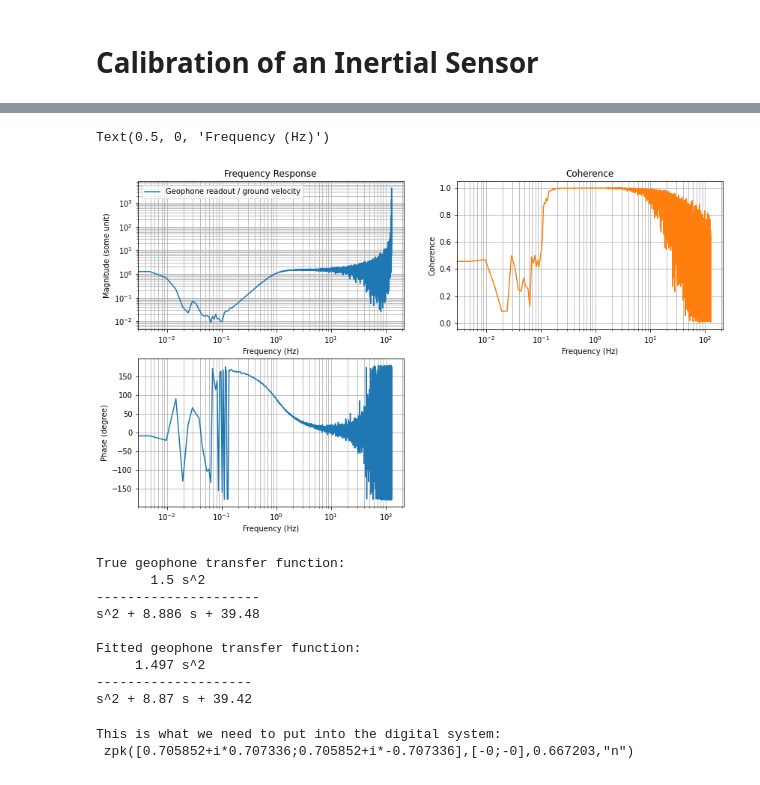
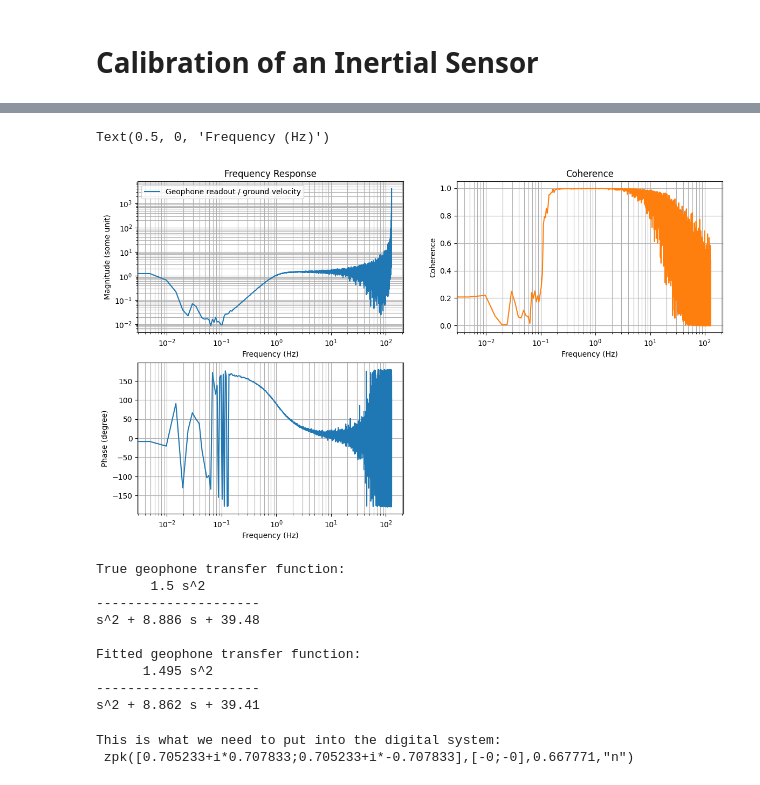
Before and after one commit to terrencetec/kontrol, a Jupyter notebook: docs/source/tutorials/sensors_and_actuators/calibration_of_an_inertial_sensor.ipynb, the cells around one changed output, grey strips where cells are left out. Drawn from its saved outputs; the diff is of its cells as text; code cells hidden in the pictures.

```diff
--- a/docs/source/tutorials/sensors_and_actuators/calibration_of_an_inertial_sensor.ipynb
+++ b/docs/source/tutorials/sensors_and_actuators/calibration_of_an_inertial_sensor.ipynb
@@ -58,35 +58,35 @@ Text(0.5, 0, 'Frequency (Hz)')
 # We can obtain the cross-spectral density between the two signals
 # and obtain a frequency response of the geophone and the coherence between the two.
 f, ground_geophone_csd = scipy.signal.csd(ground_velocity, geophone_readout, fs=1/(t[1]-t[0]), nperseg=int(len(t)/5))
 frequency_response = ground_geophone_csd/ground_psd
-coherence = abs(ground_geophone_csd) / (ground_psd*geophone_psd)**0.5
+coherence = abs(ground_geophone_csd)**2 / (ground_psd*geophone_psd)
 # ^The data can be obtained from the digital system directly.
 # If you're working with real data, you should be able to skip everything above.
 
 plt.figure(figsize=(14, 8))
 plt.subplot(221)
 plt.title("Frequency Response")
 plt.loglog(f, abs(frequency_response), label="Geophone readout / ground velocity")
 plt.legend(loc=0)
 plt.grid(which="both")
 plt.ylabel(r"Magnitude (some unit)")
 plt.xlabel("Frequency (Hz)")
 
 plt.subplot(223)
 plt.semilogx(f, 180/np.pi*np.angle(frequency_response), label="Frequency response")
 plt.grid(which="both")
 plt.ylabel(r"Phase (degree)")
 plt.xlabel("Frequency (Hz)")
 
 plt.subplot(222)
 plt.title("Coherence")
 plt.semilogx(f, coherence, color="C1", label="Coherence")
 plt.grid(which="both")
 plt.ylabel("Coherence")
 plt.xlabel("Frequency (Hz)")
 # %% [output]
 Text(0.5, 0, 'Frequency (Hz)')
-[figure, old version]
+[figure, new version]
 # %%
 # As can be seen, the two signals are not perfectly coherence at all frequencies.
 # We should pick out the part where they have good coherence,
@@ -147,9 +147,9 @@ True geophone transfer function:
 s^2 + 8.886 s + 39.48
 
 Fitted geophone transfer function:
-     1.497 s^2
---------------------
-s^2 + 8.87 s + 39.42
+      1.495 s^2
+---------------------
+s^2 + 8.862 s + 39.41
 # %%
 # Close enough, let's try to obtain a calibration filter so we can measure velocity with the geophone.
 # Recall that the geophone transfer function converts ground velocity
@@ -170,4 +170,4 @@ print("This is what we need to put into the digital system:\n", foton_string)
 # This is the filter that will convert the geophone readout into velocity.
 # %% [output]
 This is what we need to put into the digital system:
- zpk([0.705852+i*0.707336;0.705852+i*-0.707336],[-0;-0],0.667203,"n")
+ zpk([0.705233+i*0.707833;0.705233+i*-0.707833],[-0;-0],0.667771,"n")
```
Also changed, not shown: parts of 1 cell of this notebook, 3 other files.
